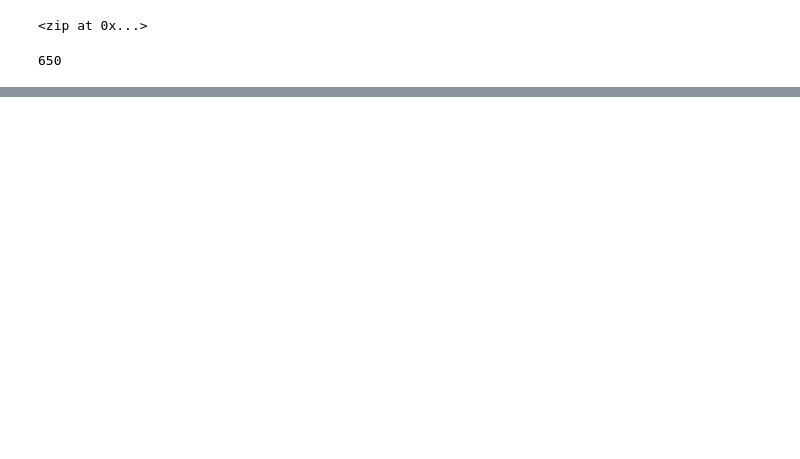
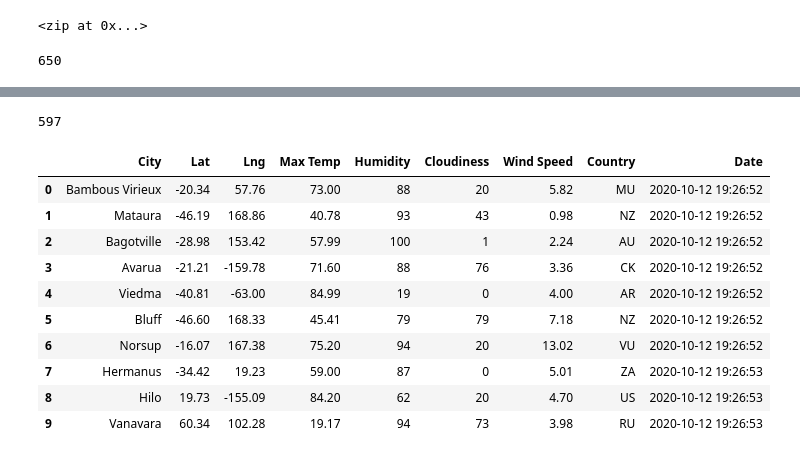
Before and after one commit to cdtx11/World_Weather_Analysis, a Jupyter notebook: Weather.ipynb, the cells around one changed output, grey strips where cells are left out. Cells and saved outputs as stored; diff of their text form; code cells hidden in the pictures; blank space fills up the shorter version.

Commit message:
changes to ignore and WeatherPy

```diff
--- a/Weather.ipynb
+++ b/Weather.ipynb
@@ -30,3 +30,8 @@ for coordinate in coordinates:
 len(cities)
 # %% [output]
 650
+# %%
+import requests
+from config import weather_api_key
+from datetime import datetime
+url = "http://api.openweathermap.org/data/2.5/weather?units=Imperial&APPID=" + weather_api_key
@@ -32,0 +126,20 @@ len(cities)
+# %%
+print(len(city_data))
+# %% [output]
+597
+# %%
+# Convert the array of dictionaries to a Pandas DataFrame.
+city_data_df = pd.DataFrame(city_data)
+city_data_df.head(10)
+# %% [output]
+|  | City | Lat | Lng | Max Temp | Humidity | Cloudiness | Wind Speed | Country | Date |
+| 0 | Bambous Virieux | -20.34 | 57.76 | 73.00 | 88 | 20 | 5.82 | MU | 2020-10-12 19:26:52 |
+| 1 | Mataura | -46.19 | 168.86 | 40.78 | 93 | 43 | 0.98 | NZ | 2020-10-12 19:26:52 |
+| 2 | Bagotville | -28.98 | 153.42 | 57.99 | 100 | 1 | 2.24 | AU | 2020-10-12 19:26:52 |
+| 3 | Avarua | -21.21 | -159.78 | 71.60 | 88 | 76 | 3.36 | CK | 2020-10-12 19:26:52 |
+| 4 | Viedma | -40.81 | -63.00 | 84.99 | 19 | 0 | 4.00 | AR | 2020-10-12 19:26:52 |
+| 5 | Bluff | -46.60 | 168.33 | 45.41 | 79 | 79 | 7.18 | NZ | 2020-10-12 19:26:52 |
+| 6 | Norsup | -16.07 | 167.38 | 75.20 | 94 | 20 | 13.02 | VU | 2020-10-12 19:26:52 |
+| 7 | Hermanus | -34.42 | 19.23 | 59.00 | 87 | 0 | 5.01 | ZA | 2020-10-12 19:26:53 |
+| 8 | Hilo | 19.73 | -155.09 | 84.20 | 62 | 20 | 4.70 | US | 2020-10-12 19:26:53 |
+| 9 | Vanavara | 60.34 | 102.28 | 19.17 | 94 | 73 | 3.98 | RU | 2020-10-12 19:26:53 |
```
Also changed, not shown: parts of 3 cells of this notebook, 3 other files.
